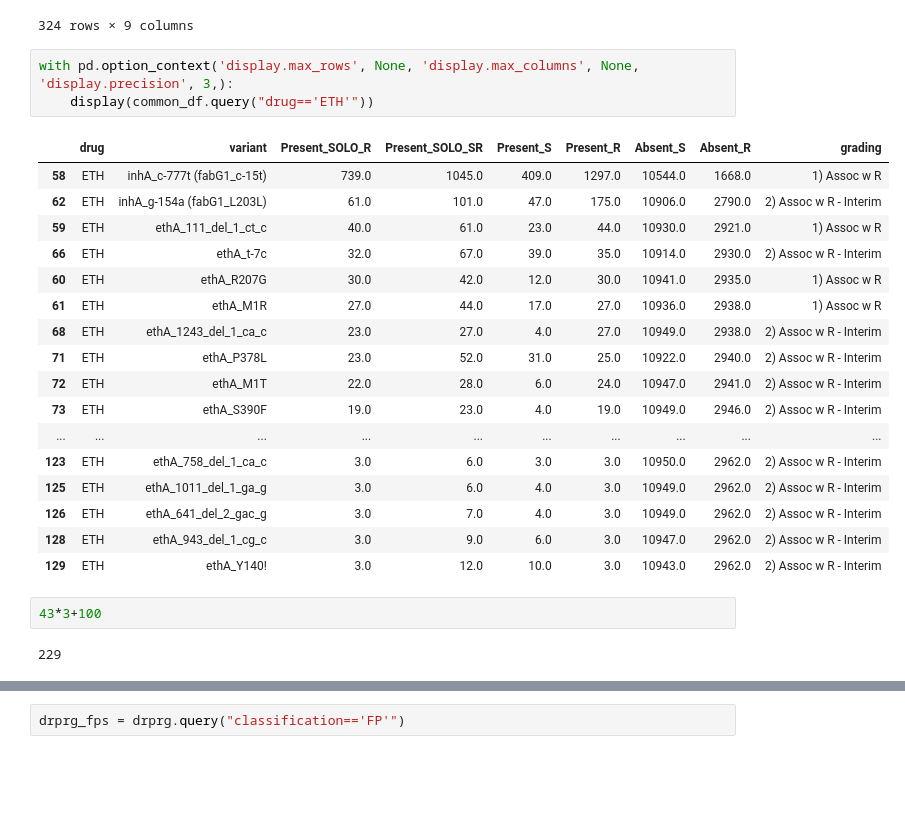
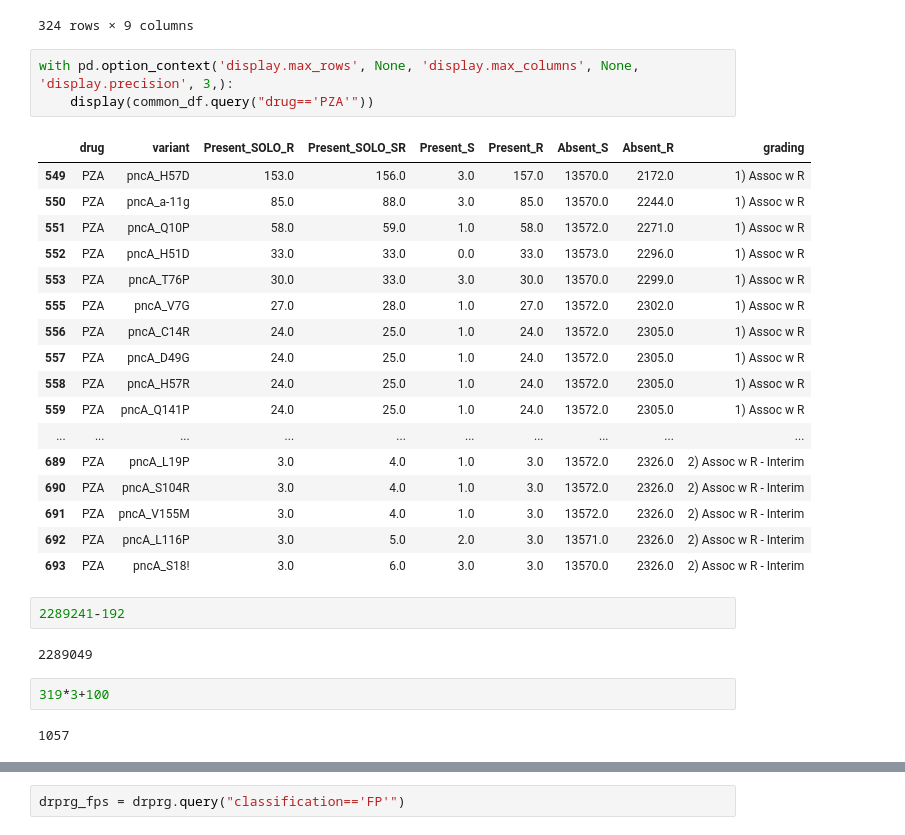
Before and after one commit to mbhall88/drprg, a Jupyter notebook: paper/workflow/notebook/improve_sn_and_sp.ipynb, the cells around one changed output, grey strips where cells are left out. Drawn from its saved outputs; the diff is of its cells as text; blank space fills up the shorter version.

```diff
--- a/paper/workflow/notebook/improve_sn_and_sp.ipynb
+++ b/paper/workflow/notebook/improve_sn_and_sp.ipynb
@@ -118,29 +131,33 @@ common_df
 324 rows × 9 columns
 # %%
 with pd.option_context('display.max_rows', None, 'display.max_columns', None, 'display.precision', 3,):
-    display(common_df.query("drug=='ETH'"))
+    display(common_df.query("drug=='PZA'"))
 # %% [output]
 |  | drug | variant | Present_SOLO_R | Present_SOLO_SR | Present_S | Present_R | Absent_S | Absent_R | grading |
-| 58 | ETH | inhA_c-777t (fabG1_c-15t) | 739.0 | 1045.0 | 409.0 | 1297.0 | 10544.0 | 1668.0 | 1) Assoc w R |
-| 62 | ETH | inhA_g-154a (fabG1_L203L) | 61.0 | 101.0 | 47.0 | 175.0 | 10906.0 | 2790.0 | 2) Assoc w R - Interim |
-| 59 | ETH | ethA_111_del_1_ct_c | 40.0 | 61.0 | 23.0 | 44.0 | 10930.0 | 2921.0 | 1) Assoc w R |
-| 66 | ETH | ethA_t-7c | 32.0 | 67.0 | 39.0 | 35.0 | 10914.0 | 2930.0 | 2) Assoc w R - Interim |
-| 60 | ETH | ethA_R207G | 30.0 | 42.0 | 12.0 | 30.0 | 10941.0 | 2935.0 | 1) Assoc w R |
-| 61 | ETH | ethA_M1R | 27.0 | 44.0 | 17.0 | 27.0 | 10936.0 | 2938.0 | 1) Assoc w R |
-| 68 | ETH | ethA_1243_del_1_ca_c | 23.0 | 27.0 | 4.0 | 27.0 | 10949.0 | 2938.0 | 2) Assoc w R - Interim |
-| 71 | ETH | ethA_P378L | 23.0 | 52.0 | 31.0 | 25.0 | 10922.0 | 2940.0 | 2) Assoc w R - Interim |
-| 72 | ETH | ethA_M1T | 22.0 | 28.0 | 6.0 | 24.0 | 10947.0 | 2941.0 | 2) Assoc w R - Interim |
-| 73 | ETH | ethA_S390F | 19.0 | 23.0 | 4.0 | 19.0 | 10949.0 | 2946.0 | 2) Assoc w R - Interim |
+| 549 | PZA | pncA_H57D | 153.0 | 156.0 | 3.0 | 157.0 | 13570.0 | 2172.0 | 1) Assoc w R |
+| 550 | PZA | pncA_a-11g | 85.0 | 88.0 | 3.0 | 85.0 | 13570.0 | 2244.0 | 1) Assoc w R |
+| 551 | PZA | pncA_Q10P | 58.0 | 59.0 | 1.0 | 58.0 | 13572.0 | 2271.0 | 1) Assoc w R |
+| 552 | PZA | pncA_H51D | 33.0 | 33.0 | 0.0 | 33.0 | 13573.0 | 2296.0 | 1) Assoc w R |
+| 553 | PZA | pncA_T76P | 30.0 | 33.0 | 3.0 | 30.0 | 13570.0 | 2299.0 | 1) Assoc w R |
+| 555 | PZA | pncA_V7G | 27.0 | 28.0 | 1.0 | 27.0 | 13572.0 | 2302.0 | 1) Assoc w R |
+| 556 | PZA | pncA_C14R | 24.0 | 25.0 | 1.0 | 24.0 | 13572.0 | 2305.0 | 1) Assoc w R |
+| 557 | PZA | pncA_D49G | 24.0 | 25.0 | 1.0 | 24.0 | 13572.0 | 2305.0 | 1) Assoc w R |
+| 558 | PZA | pncA_H57R | 24.0 | 25.0 | 1.0 | 24.0 | 13572.0 | 2305.0 | 1) Assoc w R |
+| 559 | PZA | pncA_Q141P | 24.0 | 25.0 | 1.0 | 24.0 | 13572.0 | 2305.0 | 1) Assoc w R |
 | ... | ... | ... | ... | ... | ... | ... | ... | ... | ... |
-| 123 | ETH | ethA_758_del_1_ca_c | 3.0 | 6.0 | 3.0 | 3.0 | 10950.0 | 2962.0 | 2) Assoc w R - Interim |
-| 125 | ETH | ethA_1011_del_1_ga_g | 3.0 | 6.0 | 4.0 | 3.0 | 10949.0 | 2962.0 | 2) Assoc w R - Interim |
-| 126 | ETH | ethA_641_del_2_gac_g | 3.0 | 7.0 | 4.0 | 3.0 | 10949.0 | 2962.0 | 2) Assoc w R - Interim |
-| 128 | ETH | ethA_943_del_1_cg_c | 3.0 | 9.0 | 6.0 | 3.0 | 10947.0 | 2962.0 | 2) Assoc w R - Interim |
-| 129 | ETH | ethA_Y140! | 3.0 | 12.0 | 10.0 | 3.0 | 10943.0 | 2962.0 | 2) Assoc w R - Interim |
+| 689 | PZA | pncA_L19P | 3.0 | 4.0 | 1.0 | 3.0 | 13572.0 | 2326.0 | 2) Assoc w R - Interim |
+| 690 | PZA | pncA_S104R | 3.0 | 4.0 | 1.0 | 3.0 | 13572.0 | 2326.0 | 2) Assoc w R - Interim |
+| 691 | PZA | pncA_V155M | 3.0 | 4.0 | 1.0 | 3.0 | 13572.0 | 2326.0 | 2) Assoc w R - Interim |
+| 692 | PZA | pncA_L116P | 3.0 | 5.0 | 2.0 | 3.0 | 13571.0 | 2326.0 | 2) Assoc w R - Interim |
+| 693 | PZA | pncA_S18! | 3.0 | 6.0 | 3.0 | 3.0 | 13570.0 | 2326.0 | 2) Assoc w R - Interim |
+# %%
+2289241-192
+# %% [output]
+2289049
 # %%
-43*3+100
+319*3+100
 # %% [output]
-229
+1057
 # %%
 drprg = df.query("tool=='drprg'")
 drprg
```
Also changed, not shown: parts of 14 cells of this notebook, 1 other file.
